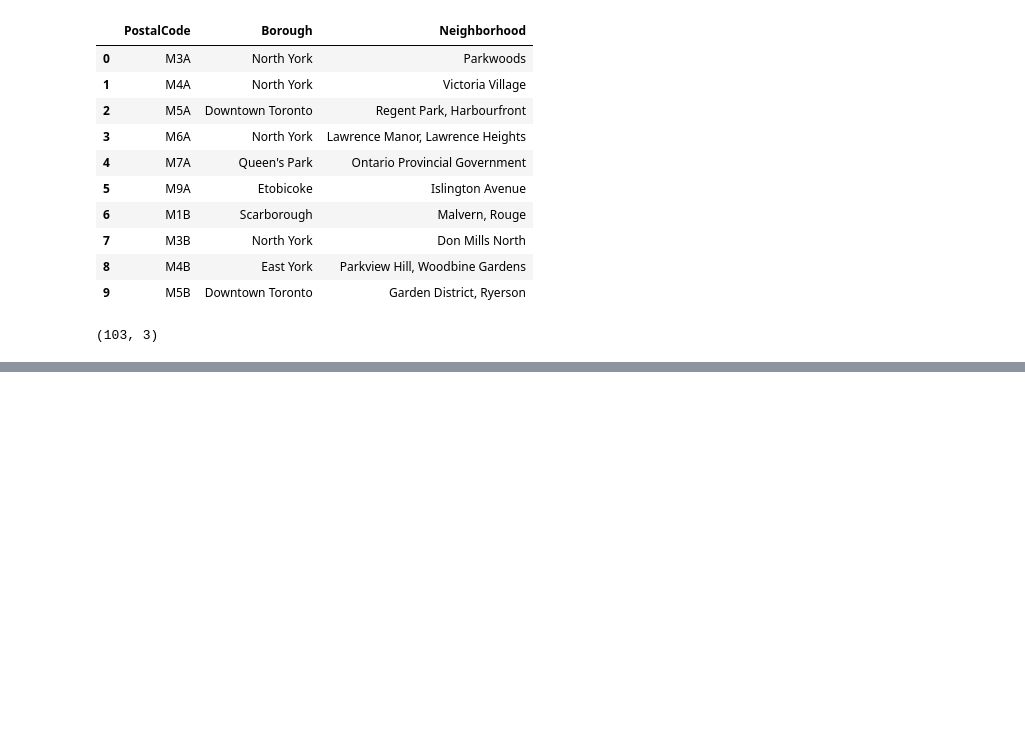
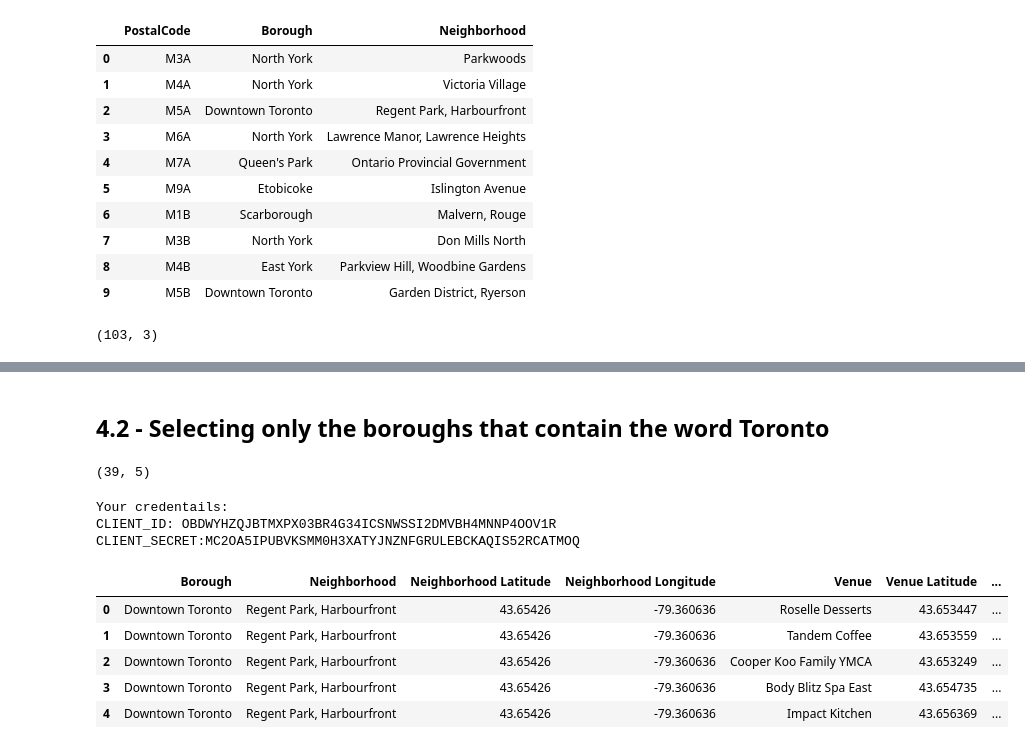
Before and after one commit to wei1347/Applied-Data-Science-Capstone, a Jupyter notebook: Segmenting_and_Clustering_Neighborhoods_in_Toronto_Week3.ipynb, the cells around one changed output, grey strips where cells are left out. Drawn from its saved outputs; the diff is of its cells as text; code cells hidden in the pictures; blank space fills up the shorter version.

```diff
--- a/Segmenting_and_Clustering_Neighborhoods_in_Toronto_Week3.ipynb
+++ b/Segmenting_and_Clustering_Neighborhoods_in_Toronto_Week3.ipynb
@@ -88,0 +139,19 @@ print(df.shape)
+# %%
+# create map of Toronto using latitude and longitude values
+map_toronto = folium.Map(location=[latitude, longitude], zoom_start=10)
+
+# add markers to map
+for lat, lng, borough, neighborhood in zip(df['Latitude'], df['Longitude'], df['Borough'], df['Neighborhood']):
+    label = '{}, {}'.format(neighborhood, borough)
+    label = folium.Popup(label, parse_html=True)
+    folium.CircleMarker(
+        [lat, lng],
+        radius=5,
+        popup=label,
+        color='blue',
+        fill=True,
+        fill_color='#3186cc',
+        fill_opacity=0.7,
+        parse_html=False).add_to(map_toronto)
+
+map_toronto
@@ -88,0 +160,20 @@ print(df.shape)
+# %% [markdown]
+## 4.2 - Selecting only the boroughs that contain the word Toronto
+# %%
+df_toronto_borough = df[df['Borough'].str.contains("Toronto")].reset_index(drop=True)
+df_toronto_borough.shape
+# %% [output]
+(39, 5)
+# %%
+CLIENT_ID = 'OBDWYHZQJBTMXPX03BR4G34ICSNWSSI2DMVBH4MNNP4OOV1R' # your Foursquare ID
+CLIENT_SECRET = 'MC2OA5IPUBVKSMM0H3XATYJNZNFGRULEBCKAQIS52RCATMOQ' # your Foursquare Secret
+VERSION = '20210719' # Foursquare API version
+LIMIT = 100 # A default Foursquare API limit value
+
+print('Your credentails:')
+print('CLIENT_ID: ' + CLIENT_ID)
+print('CLIENT_SECRET:' + CLIENT_SECRET)
+# %% [output]
+Your credentails:
+CLIENT_ID: OBDWYHZQJBTMXPX03BR4G34ICSNWSSI2DMVBH4MNNP4OOV1R
+CLIENT_SECRET:MC2OA5IPUBVKSMM0H3XATYJNZNFGRULEBCKAQIS52RCATMOQ
@@ -88,0 +222,14 @@ print(df.shape)
+# %%
+borough_neighborhood_venues = getNearbyVenues(boroughs=df_toronto_borough['Borough'],
+                                             neighborhoods=df_toronto_borough['Neighborhood'],
+                                             latitudes=df_toronto_borough['Latitude'],
+                                             longitudes=df_toronto_borough['Longitude'])
+# %%
+borough_neighborhood_venues.head()
+# %% [output]
+|  | Borough | Neighborhood | Neighborhood Latitude | Neighborhood Longitude | Venue | Venue Latitude | ... |
+| 0 | Downtown Toronto | Regent Park, Harbourfront | 43.65426 | -79.360636 | Roselle Desserts | 43.653447 | ... |
+| 1 | Downtown Toronto | Regent Park, Harbourfront | 43.65426 | -79.360636 | Tandem Coffee | 43.653559 | ... |
+| 2 | Downtown Toronto | Regent Park, Harbourfront | 43.65426 | -79.360636 | Cooper Koo Family YMCA | 43.653249 | ... |
+| 3 | Downtown Toronto | Regent Park, Harbourfront | 43.65426 | -79.360636 | Body Blitz Spa East | 43.654735 | ... |
+| 4 | Downtown Toronto | Regent Park, Harbourfront | 43.65426 | -79.360636 | Impact Kitchen | 43.656369 | ... |
```
Also changed, not shown: parts of 13 cells of this notebook.
